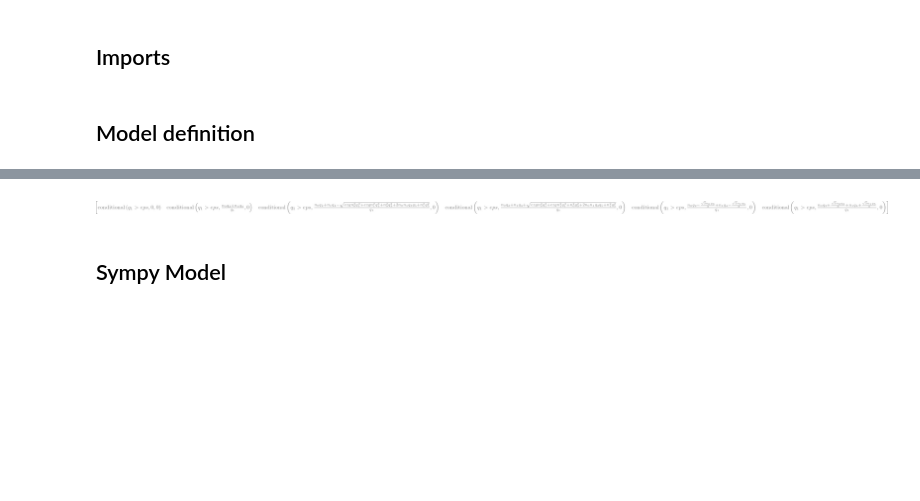
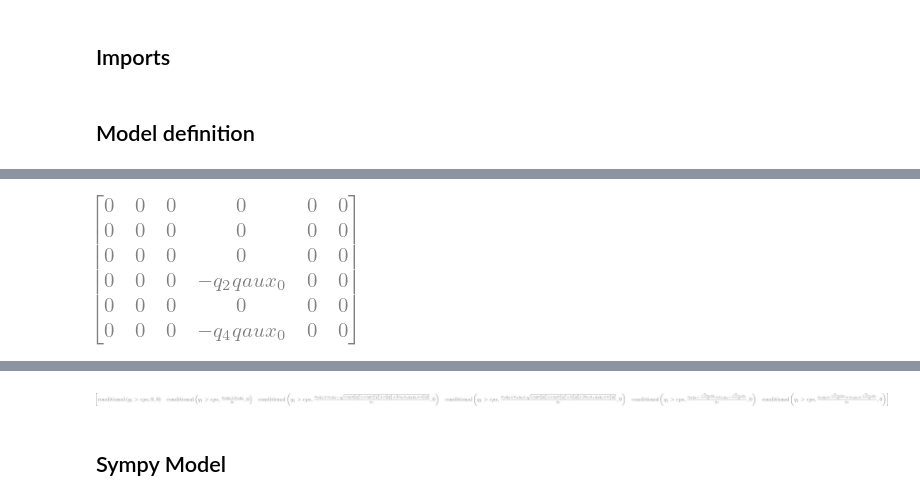
Before and after one commit to ZoomyLab/Zoomy, a Jupyter notebook: web/tutorials/code_printers/to_c_moments.ipynb, the cells around one changed output, grey strips where cells are left out. Cells and saved outputs as stored; diff of their text form; code cells hidden in the pictures; blank space fills up the shorter version.

```diff
--- a/web/tutorials/code_printers/to_c_moments.ipynb
+++ b/web/tutorials/code_printers/to_c_moments.ipynb
@@ -98,0 +102,4 @@ model = SMEB(
+# %%
+model.nonconservative_matrix()[:,:,0]
+# %% [output]
+[figure, added]
```
Also changed, not shown: parts of 13 cells of this notebook, 15 other files.
